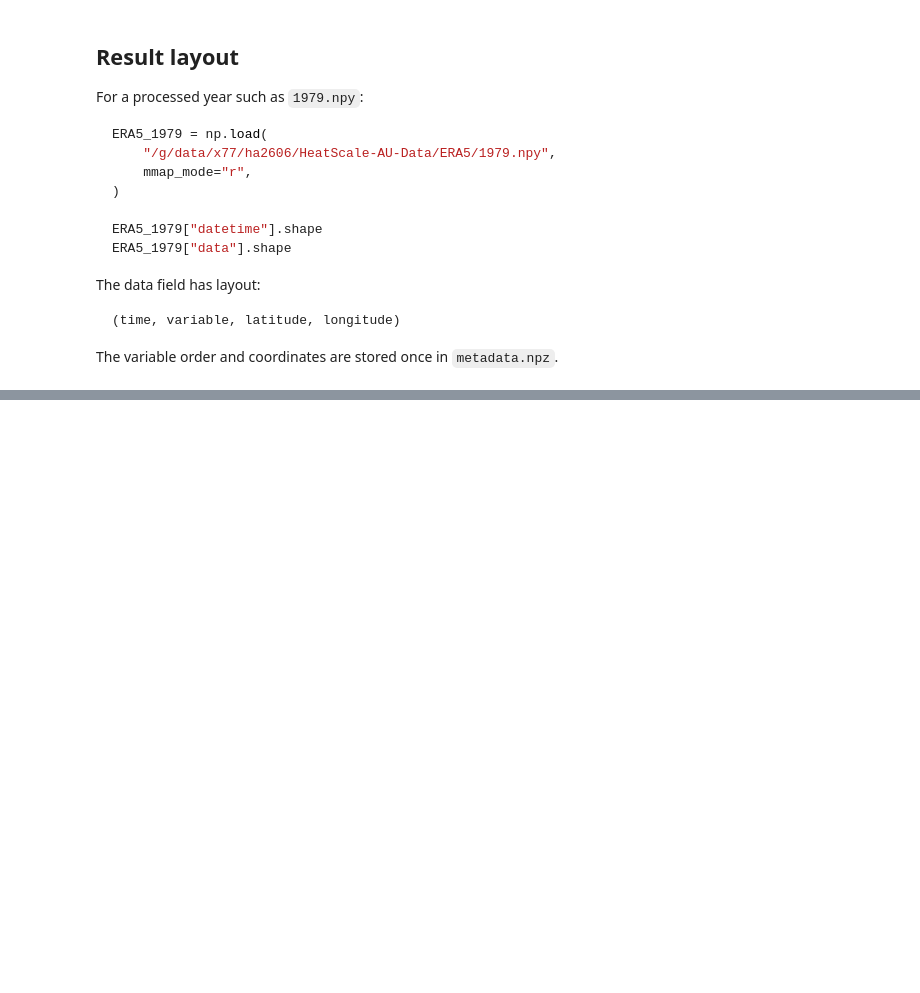
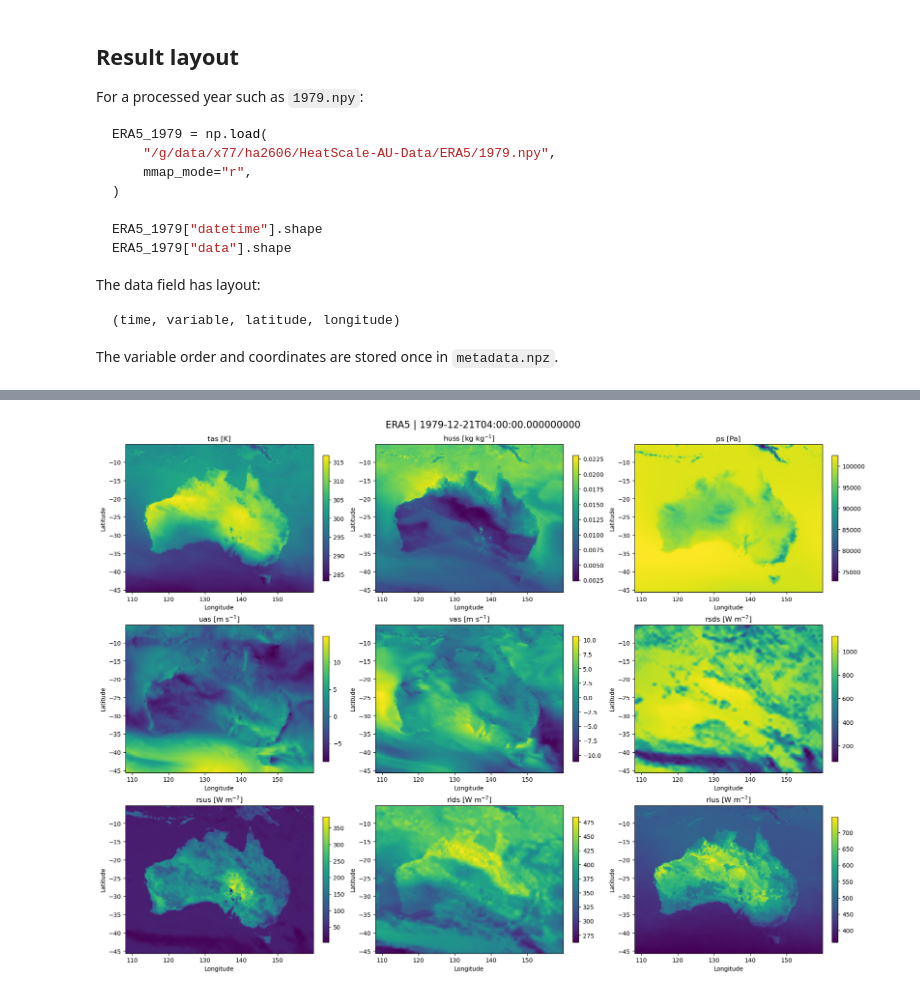
Before and after one commit to 21centuryweather/HeatScale-AU, a Jupyter notebook: CATALOG/02_ERA5_processing.ipynb, the cells around one changed output, grey strips where cells are left out. Saved outputs shown, nothing was run; the diff lists cells and outputs as text; code cells hidden in the pictures; blank space fills up the shorter version.

````diff
--- a/CATALOG/02_ERA5_processing.ipynb
+++ b/CATALOG/02_ERA5_processing.ipynb
@@ -830,3 +885,72 @@ The data field has layout:
 ```
 
 The variable order and coordinates are stored once in `metadata.npz`.
+# %%
+import numpy as np
+import matplotlib.pyplot as plt
+
+
+
+meta = np.load("/g/data/x77/ha2606/HeatScale-AU-Data/ERA5/metadata.npz")
+test = np.load("/g/data/x77/ha2606/HeatScale-AU-Data/ERA5/1979.npy", mmap_mode="r")
+
+lat = meta["latitude"]
+lon = meta["longitude"]
+variables = meta["variables"]
+
+
+i = 8500
+
+datetime = test["datetime"][i]
+sample = test["data"][i]   # (9, lat, lon)
+
+print("Datetime:", datetime)
+print("Sample shape:", sample.shape)
+
+units = [
+    "K",            # tas
+    "kg kg$^{-1}$", # huss
+    "Pa",           # ps
+    "m s$^{-1}$",   # uas
+    "m s$^{-1}$",   # vas
+    "W m$^{-2}$",   # rsds
+    "W m$^{-2}$",   # rsus
+    "W m$^{-2}$",   # rlds
+    "W m$^{-2}$",   # rlus
+]
+
+fig, axes = plt.subplots(
+    3, 3,
+    figsize=(18, 13),
+    constrained_layout=True
+)
+
+for j, ax in enumerate(axes.flat):
+
+    im = ax.pcolormesh(
+        lon,
+        lat,
+        sample[j],
+        shading="auto"
+    )
+
+    ax.set_title(
+        f"{variables[j]} [{units[j]}]"
+    )
+
+    ax.set_xlabel("Longitude")
+    ax.set_ylabel("Latitude")
+
+    fig.colorbar(
+        im,
+        ax=ax,
+        shrink=0.85
+    )
+
+fig.suptitle(
+    f"ERA5 | {datetime}",
+    fontsize=16
+)
+
+plt.show()
+# %% [output]
@@ -832,0 +959 @@ The variable order and coordinates are stored once in `metadata.npz`.
+[figure, added]
````
Also changed, not shown: parts of 11 cells of this notebook, 2 other files.
